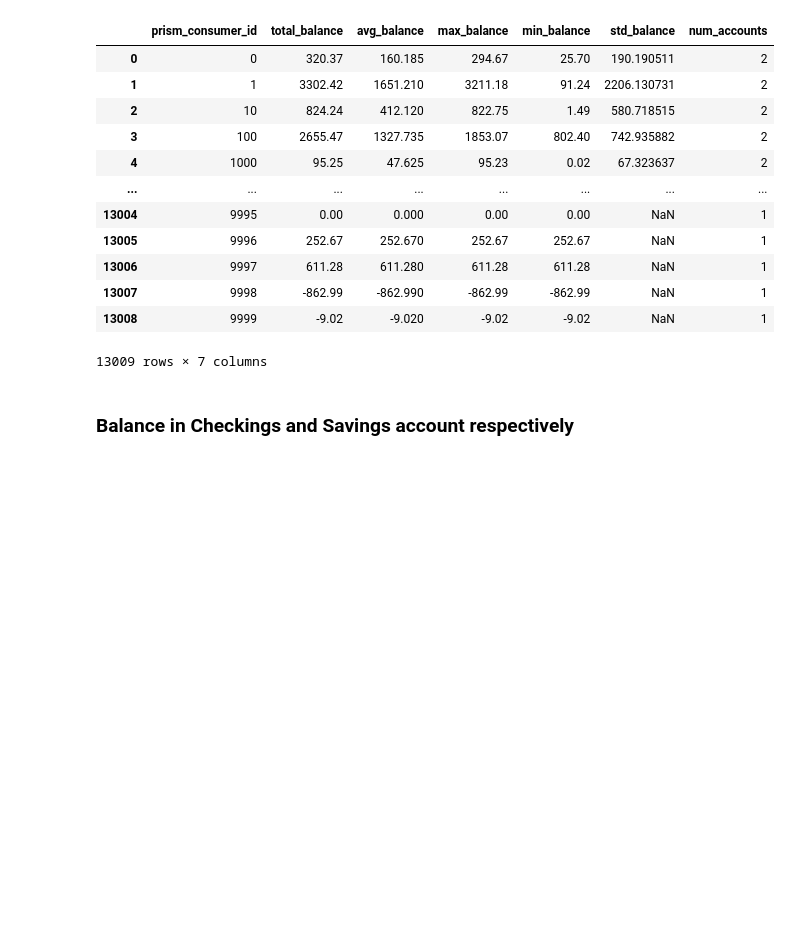
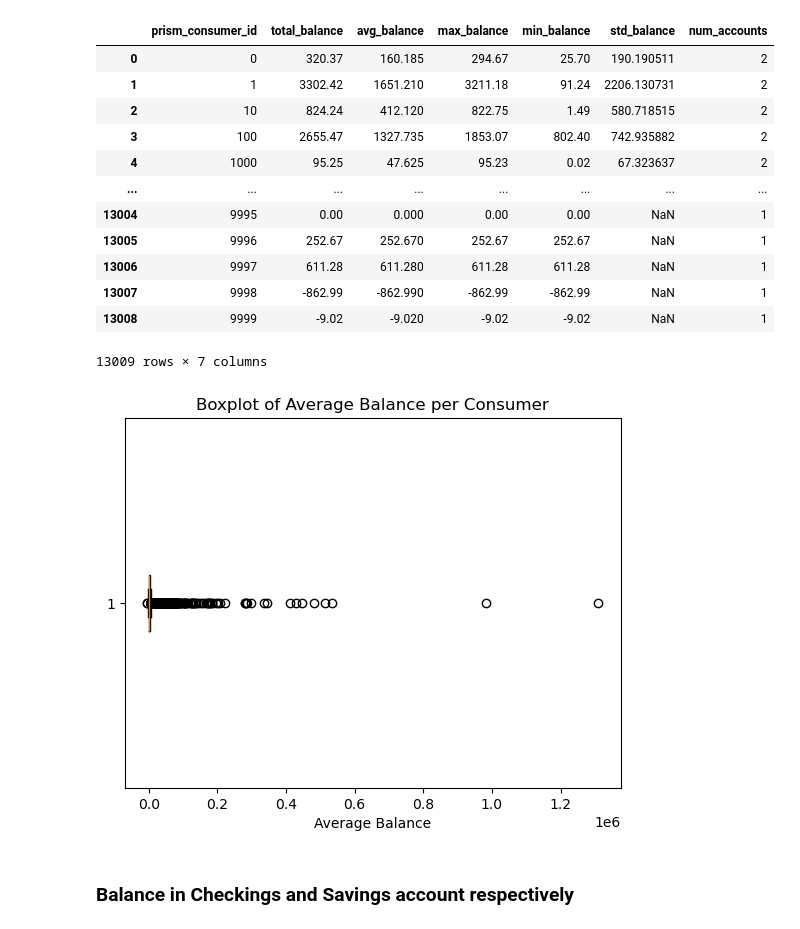
Before and after one commit to harisdsc/DSC180B, a Jupyter notebook: brighton_q2.ipynb, the cells around one changed output. Cells and saved outputs as stored; diff of their text form; code cells hidden in the pictures; blank space fills up the shorter version.

```diff
--- a/brighton_q2.ipynb
+++ b/brighton_q2.ipynb
@@ -57,6 +42,14 @@ agg_bal
 | 13007 | 9998 | -862.99 | -862.990 | -862.99 | -862.99 | NaN | 1 |
 | 13008 | 9999 | -9.02 | -9.020 | -9.02 | -9.02 | NaN | 1 |
 13009 rows × 7 columns
+# %%
+plt.figure()
+plt.boxplot(agg_bal["avg_balance"].dropna(), vert=False)
+plt.xlabel("Average Balance")
+plt.title("Boxplot of Average Balance per Consumer")
+plt.show()
+# %% [output]
+[figure, added]
 # %% [markdown]
 ### Balance in Checkings and Savings account respectively
 # %%
```
Also changed, not shown: parts of 11 cells of this notebook.
